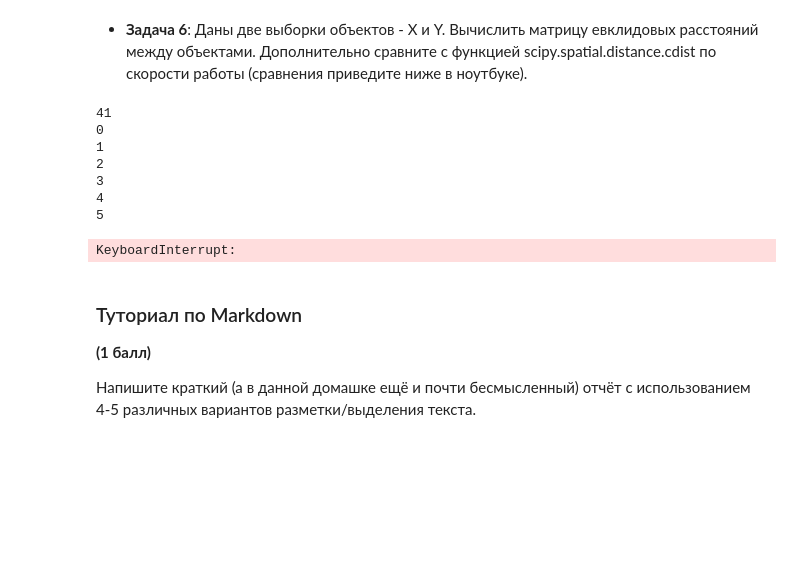
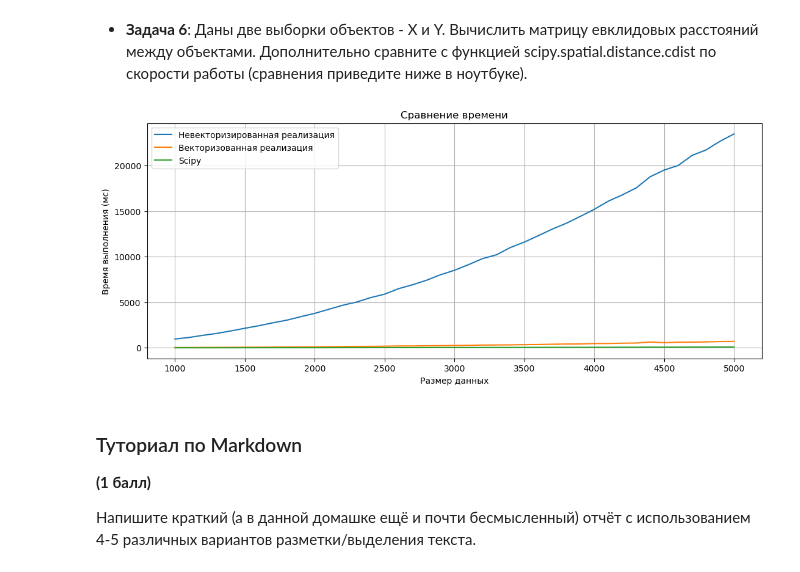
Before and after one commit to Goga44/AESC_ML11, a Jupyter notebook: task1/task1_numpy_practive.ipynb, the cells around one changed output. Saved outputs shown, nothing was run; the diff lists cells and outputs as text; code cells hidden in the pictures; blank space fills up the shorter version.

```diff
--- a/task1/task1_numpy_practive.ipynb
+++ b/task1/task1_numpy_practive.ipynb
@@ -269,65 +281,51 @@ plt.show()
 
 * __Задача 6__: Даны две выборки объектов - X и Y. Вычислить матрицу евклидовых расстояний между объектами. Дополнительно сравните с функцией scipy.spatial.distance.cdist по скорости работы (сравнения приведите ниже в ноутбуке).
 # %%
-
-import importlib
-
-
+import matplotlib.pyplot as plt
+import numpy as np
+import time
 import scipy.spatial
 import functions
 import functions_vectorized
-import numpy as np
-import matplotlib.pyplot as plt
-import time
-import scipy
-#importlib.reload(functions)
-#importlib.reload(functions_vectorized)
 
+dimensions = []
+for j in range(1000, 5001, 100):
+    dimensions.append(j)
 
-data_size = []
-for i in range(1000, 5001, 100):
-    data_size.append(i)
-time_non_vectorized = np.zeros(len(data_size))
-time_vectorized = np.zeros(len(data_size))
-time_scipy = np.zeros(len(data_size))
+standard_times = np.zeros(len(dimensions))
+vector_times = np.zeros(len(dimensions))
+scipy_times = np.zeros(len(dimensions))
 
+for k in range(0, len(dimensions)):
+    set_a = np.random.rand(dimensions[k], 2)
+    set_b = np.random.rand(dimensions[k], 2)
 
-for i in range(0, len(data_size)):
-    x = np.random.rand(data_size[i], 2)
-    y = np.random.rand(data_size[i], 2)
+    start = time.time() * 1000
+    functions.pairwise_distance(set_a, set_b)
+    standard_times[k] = time.time() * 1000 - start
 
-    t = time.time() * 1000
-    functions.pairwise_distance(x, y)
-    time_non_vectorized[i] = time.time() * 1000 - t
+    start = time.time() * 1000
+    functions_vectorized.pairwise_distance(set_a, set_b)
+    vector_times[k] = time.time() * 1000 - start
 
-    t = time.time() * 1000
-    functions_vectorized.pairwise_distance(x, y)
-    time_vectorized[i] = time.time() * 1000 - t
+    start = time.time() * 1000
+    scipy.spatial.distance.cdist(set_a, set_b)
+    scipy_times[k] = time.time() * 1000 - start
 
-    t = time.time() * 1000
-    scipy.spatial.distance.cdist(x, y)
-    time_scipy[i] = time.time() * 1000 - t
+figure, plot_area = plt.subplots(1, 1, figsize=(13, 5))
 
-f, ax2 = plt.subplots(1, 1, figsize=(13, 5))  # Create a single subplot
+plot_area.plot(dimensions, standard_times, label=u"Невекторизированная реализация")
+plot_area.plot(dimensions, vector_times, label=u"Векторизованная реализация")
+plot_area.plot(dimensions, scipy_times, label=u"Scipy")
+plot_area.set_title(u"Сравнение времени")
+plot_area.set_xlabel(u"Размер данных")
+plot_area.set_ylabel(u"Время выполнения (мс)")
+plot_area.grid()
+plot_area.legend()
 
-ax2.plot(data_size, time_non_vectorized, label=u"Невекторизованная")
-ax2.plot(data_size, time_vectorized, label=u"Векторизованная")
-ax2.plot(data_size, time_scipy, label=u"Scipy")
-ax2.set_title(u"Разница времени")
-ax2.set_xlabel(u"Размер массива")
-ax2.set_ylabel(u"Время (мс)")
-ax2.grid()
-ax2.legend()
 plt.show()
 # %% [output]
-41
-0
-1
-2
-3
-4
-5
-KeyboardInterrupt:
+[figure, added]
 # %% [markdown]
 ### Туториал по Markdown
 
```
Also changed, not shown: parts of 7 cells of this notebook.
